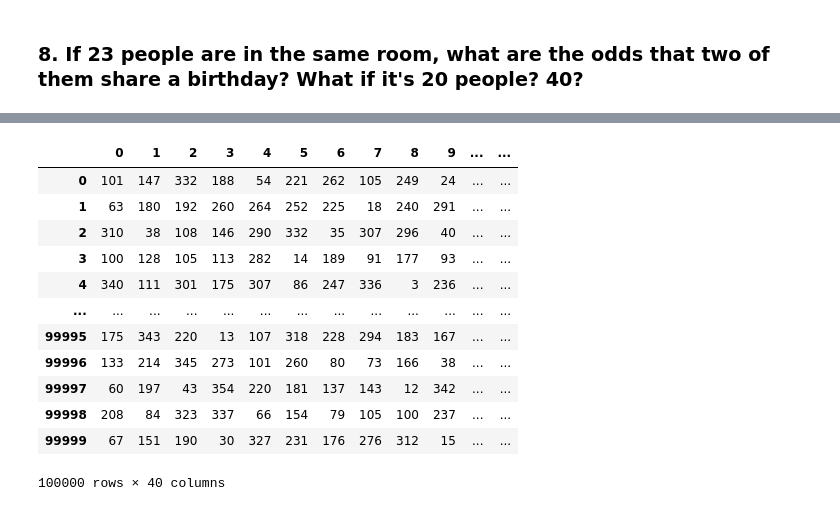
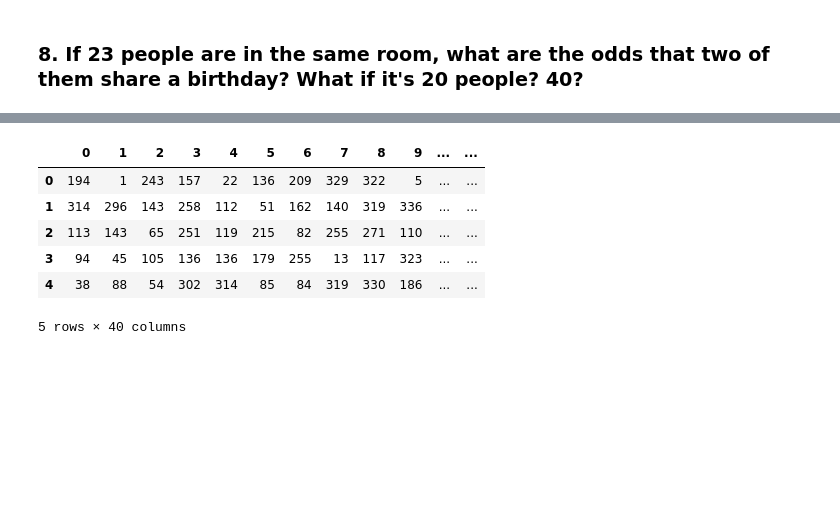
Before and after one commit to Luis-Martinez1/statistics-exercises, a Jupyter notebook: simulation.ipynb, the cells around one changed output, grey strips where cells are left out. Cells and saved outputs as stored; diff of their text form; code cells hidden in the pictures; blank space fills up the shorter version.

```diff
--- a/simulation.ipynb
+++ b/simulation.ipynb
@@ -387,18 +360,14 @@ array([[101, 147, 332, ..., 236,  16,  25],
 # %%
+# change to dataframe
+
 df40 = pd.DataFrame(bday_simulation_40)
-df40
+df40.head()
 # %% [output]
 |  | 0 | 1 | 2 | 3 | 4 | 5 | 6 | 7 | 8 | 9 | ... | ... |
-| 0 | 101 | 147 | 332 | 188 | 54 | 221 | 262 | 105 | 249 | 24 | ... | ... |
-| 1 | 63 | 180 | 192 | 260 | 264 | 252 | 225 | 18 | 240 | 291 | ... | ... |
-| 2 | 310 | 38 | 108 | 146 | 290 | 332 | 35 | 307 | 296 | 40 | ... | ... |
-| 3 | 100 | 128 | 105 | 113 | 282 | 14 | 189 | 91 | 177 | 93 | ... | ... |
-| 4 | 340 | 111 | 301 | 175 | 307 | 86 | 247 | 336 | 3 | 236 | ... | ... |
-| ... | ... | ... | ... | ... | ... | ... | ... | ... | ... | ... | ... | ... |
-| 99995 | 175 | 343 | 220 | 13 | 107 | 318 | 228 | 294 | 183 | 167 | ... | ... |
-| 99996 | 133 | 214 | 345 | 273 | 101 | 260 | 80 | 73 | 166 | 38 | ... | ... |
-| 99997 | 60 | 197 | 43 | 354 | 220 | 181 | 137 | 143 | 12 | 342 | ... | ... |
-| 99998 | 208 | 84 | 323 | 337 | 66 | 154 | 79 | 105 | 100 | 237 | ... | ... |
-| 99999 | 67 | 151 | 190 | 30 | 327 | 231 | 176 | 276 | 312 | 15 | ... | ... |
+| 0 | 194 | 1 | 243 | 157 | 22 | 136 | 209 | 329 | 322 | 5 | ... | ... |
+| 1 | 314 | 296 | 143 | 258 | 112 | 51 | 162 | 140 | 319 | 336 | ... | ... |
+| 2 | 113 | 143 | 65 | 251 | 119 | 215 | 82 | 255 | 271 | 110 | ... | ... |
+| 3 | 94 | 45 | 105 | 136 | 136 | 179 | 255 | 13 | 117 | 323 | ... | ... |
+| 4 | 38 | 88 | 54 | 302 | 314 | 85 | 84 | 319 | 330 | 186 | ... | ... |
-100000 rows × 40 columns
+5 rows × 40 columns
 # %%
```
Also changed, not shown: parts of 29 cells of this notebook.
